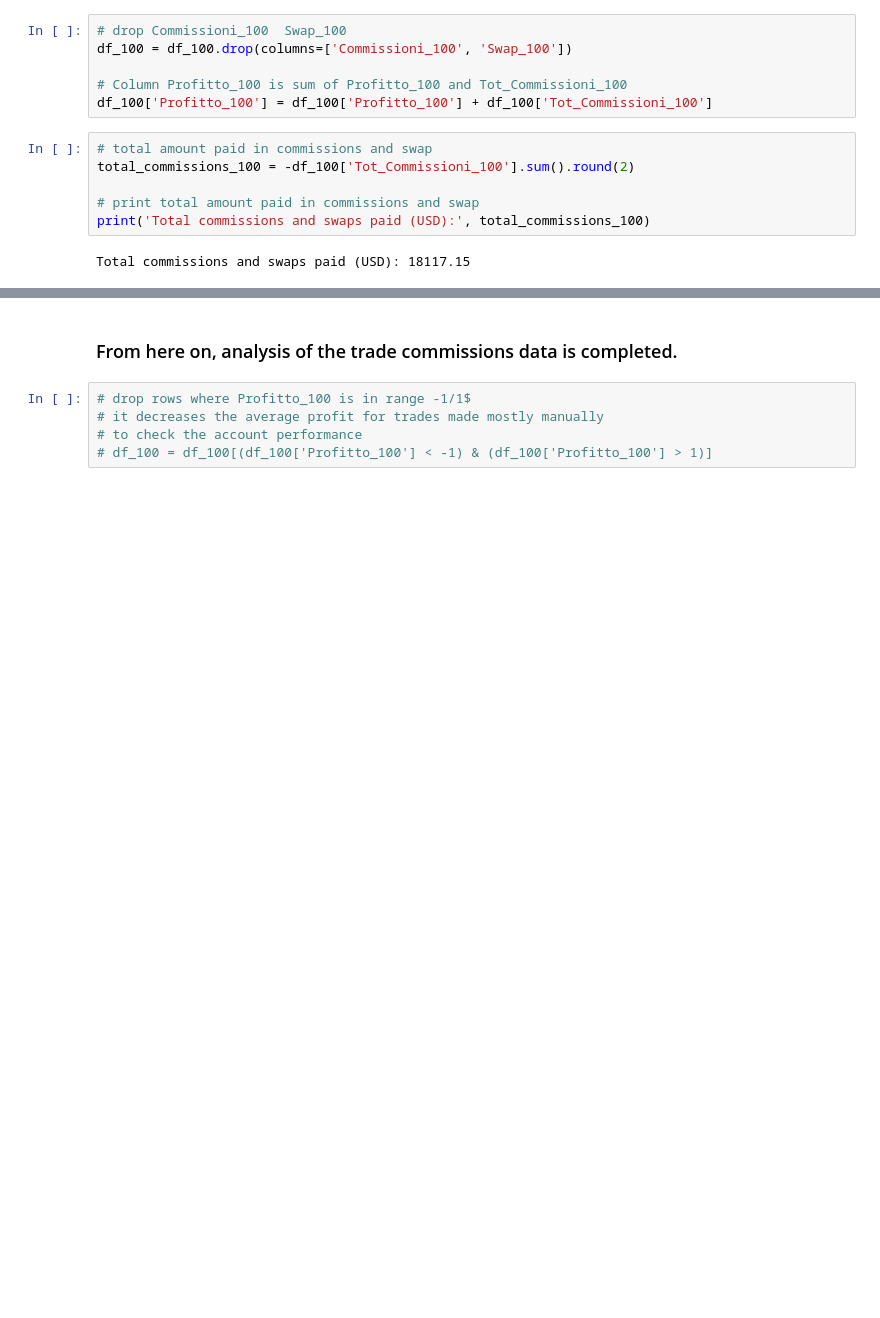
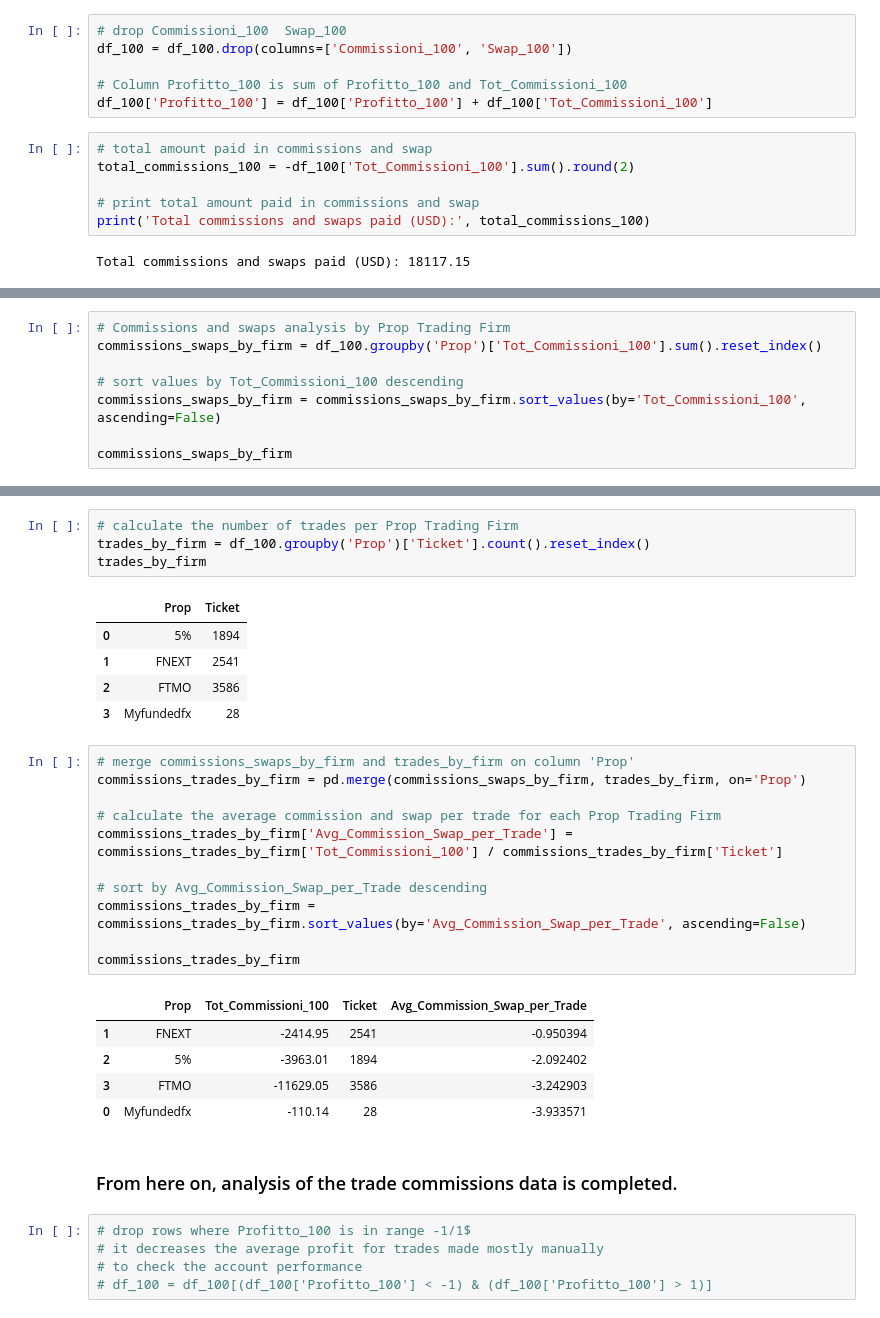
Before and after one commit to scimmione1/prop_trading_results_from_2023, a Jupyter notebook: 01_Prop_Trading_Accounts_complete_analysis_.ipynb, the cells around one changed output, grey strips where cells are left out. Drawn from its saved outputs; the diff is of its cells as text; blank space fills up the shorter version.

Commit message:
added commissions analysis

```diff
--- a/01_Prop_Trading_Accounts_complete_analysis_.ipynb
+++ b/01_Prop_Trading_Accounts_complete_analysis_.ipynb
@@ -384,0 +383,8 @@ Total commissions and swaps paid (USD): 18117.15
+# %%
+# Commissions and swaps analysis by Prop Trading Firm
+commissions_swaps_by_firm = df_100.groupby('Prop')['Tot_Commissioni_100'].sum().reset_index()
+
+# sort values by Tot_Commissioni_100 descending
+commissions_swaps_by_firm = commissions_swaps_by_firm.sort_values(by='Tot_Commissioni_100', ascending=False)
+
+commissions_swaps_by_firm
@@ -385,3 +397,30 @@ Total commissions and swaps paid (USD): 18117.15
+# %%
+# calculate the number of trades per Prop Trading Firm
+trades_by_firm = df_100.groupby('Prop')['Ticket'].count().reset_index()
+trades_by_firm
+# %% [output]
+|  | Prop | Ticket |
+| 0 | 5% | 1894 |
+| 1 | FNEXT | 2541 |
+| 2 | FTMO | 3586 |
+| 3 | Myfundedfx | 28 |
+# %%
+# merge commissions_swaps_by_firm and trades_by_firm on column 'Prop'
+commissions_trades_by_firm = pd.merge(commissions_swaps_by_firm, trades_by_firm, on='Prop')
+
+# calculate the average commission and swap per trade for each Prop Trading Firm
+commissions_trades_by_firm['Avg_Commission_Swap_per_Trade'] = commissions_trades_by_firm['Tot_Commissioni_100'] / commissions_trades_by_firm['Ticket']
+
+# sort by Avg_Commission_Swap_per_Trade descending
+commissions_trades_by_firm = commissions_trades_by_firm.sort_values(by='Avg_Commission_Swap_per_Trade', ascending=False)
+
+commissions_trades_by_firm
+# %% [output]
+|  | Prop | Tot_Commissioni_100 | Ticket | Avg_Commission_Swap_per_Trade |
+| 1 | FNEXT | -2414.95 | 2541 | -0.950394 |
+| 2 | 5% | -3963.01 | 1894 | -2.092402 |
+| 3 | FTMO | -11629.05 | 3586 | -3.242903 |
+| 0 | Myfundedfx | -110.14 | 28 | -3.933571 |
 # %% [markdown]
 ### From here on, analysis of the trade commissions data is completed.
 # %%
```
Also changed, not shown: parts of 5 cells of this notebook.
